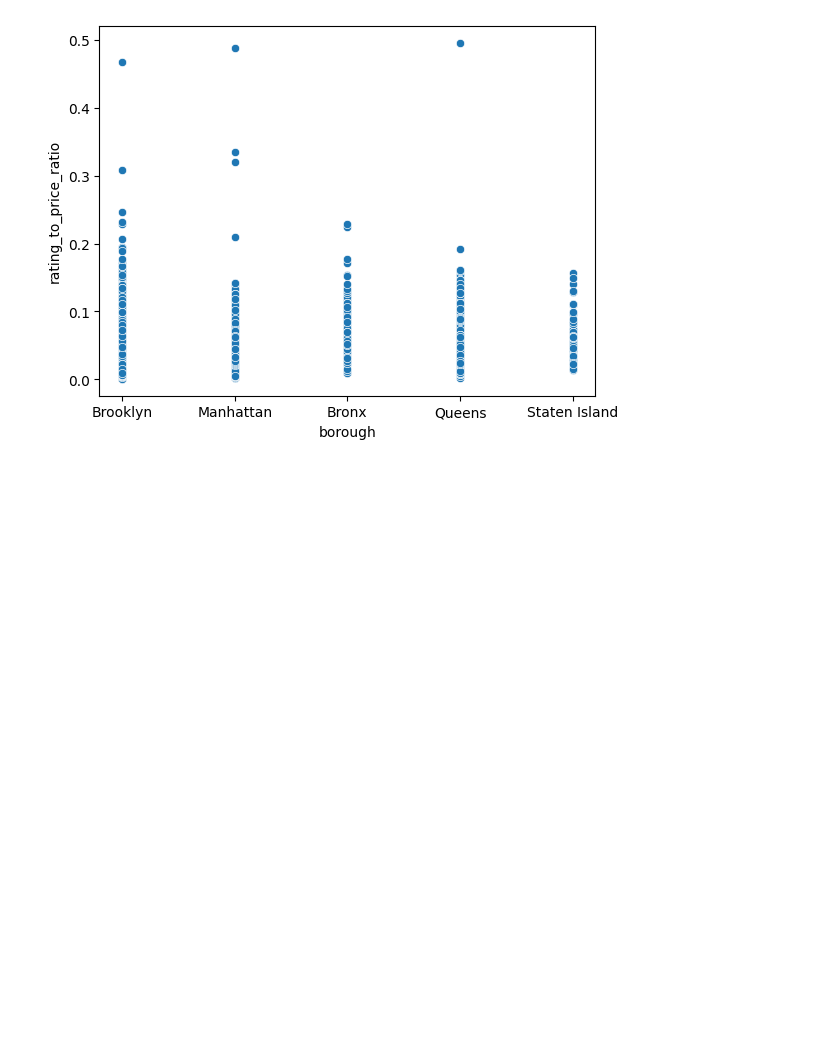
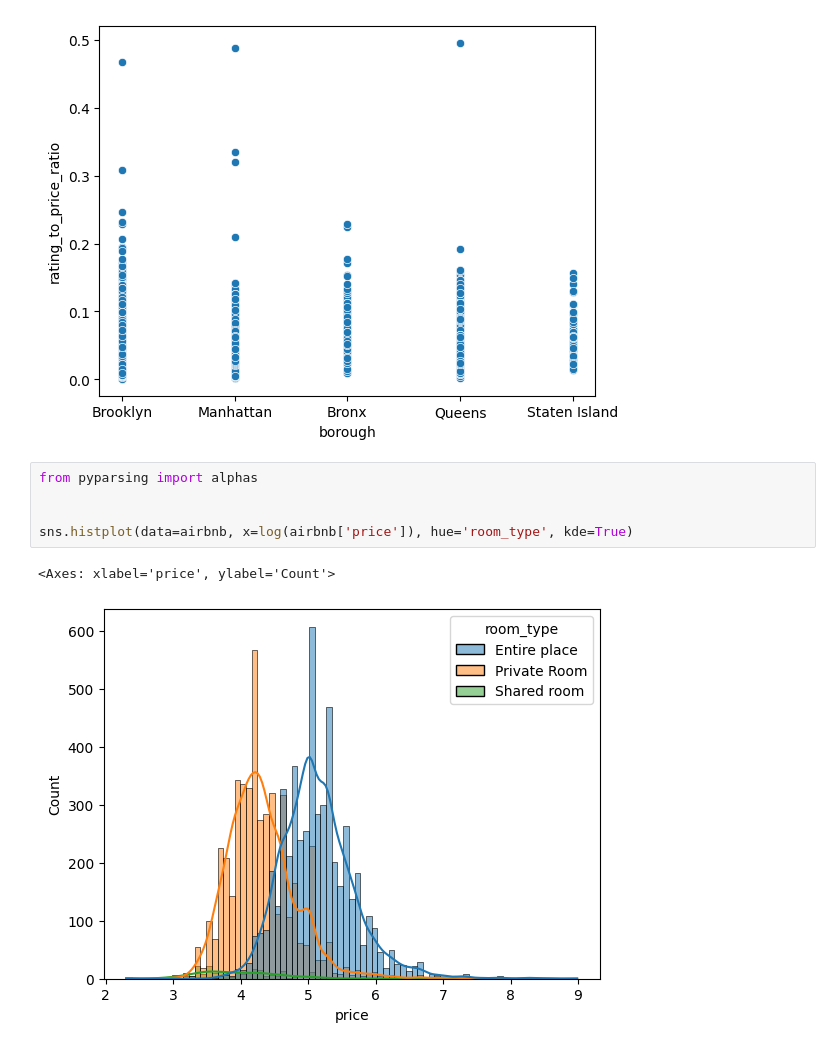
Before and after one commit to kflisikowsky/Data_Analysis_Workshops, a Jupyter notebook: Kopia notatnika Cleaning_Data_in_Python_live_session.ipynb, the cells around one changed output. Drawn from its saved outputs; the diff is of its cells as text; blank space fills up the shorter version.

```diff
--- a/Kopia notatnika Cleaning_Data_in_Python_live_session.ipynb
+++ b/Kopia notatnika Cleaning_Data_in_Python_live_session.ipynb
@@ -955,3 +955,11 @@ sns.scatterplot(data=airbnb,y='rating_to_price_ratio', x='borough')
 # %% [output]
 <Axes: xlabel='borough', ylabel='rating_to_price_ratio'>
 [figure]
+# %%
+from pyparsing import alphas
+
+
+sns.histplot(data=airbnb, x=log(airbnb['price']), hue='room_type', kde=True)
+# %% [output]
+<Axes: xlabel='price', ylabel='Count'>
+[figure, added]
```
Also changed, not shown: parts of 7 cells of this notebook.
